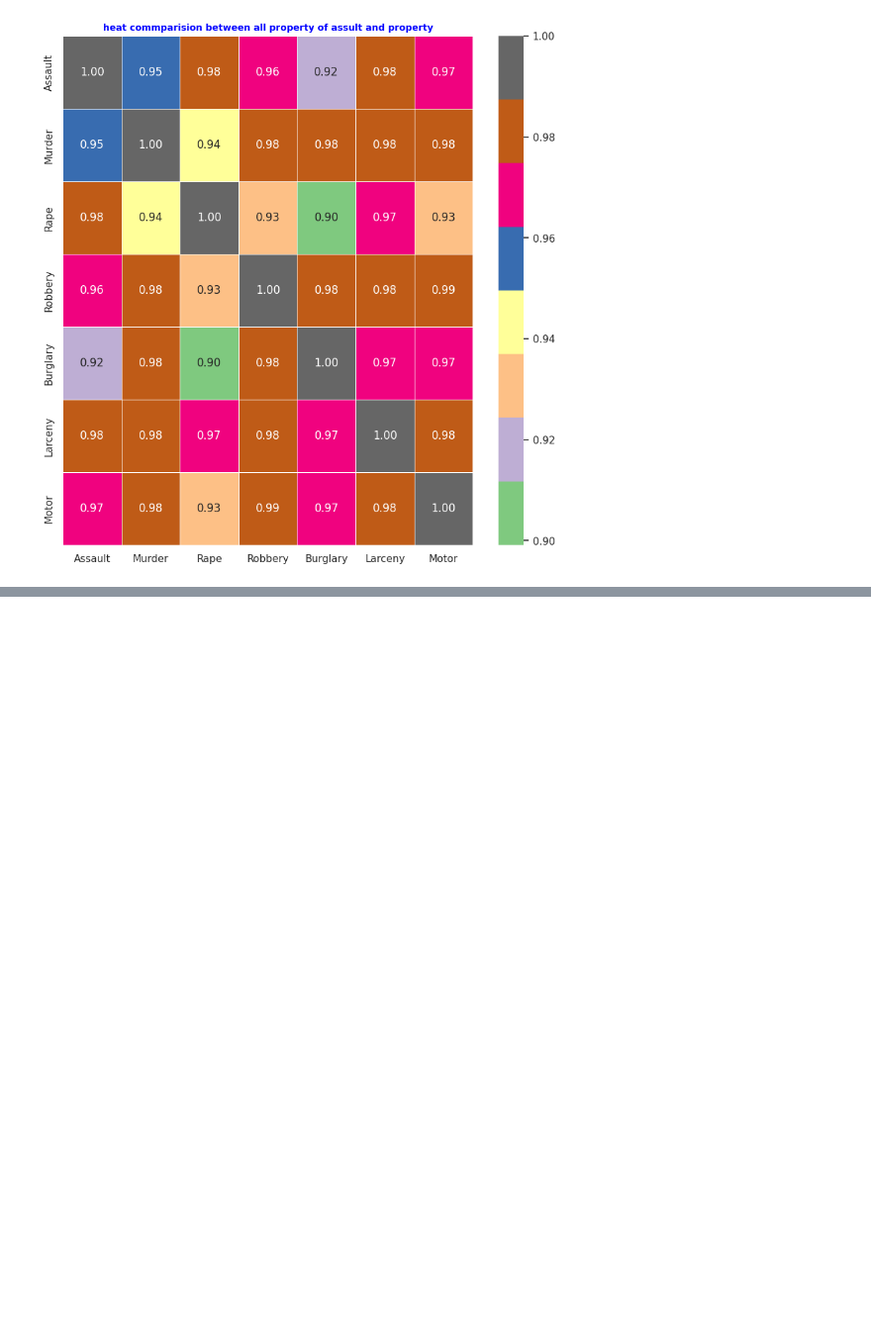
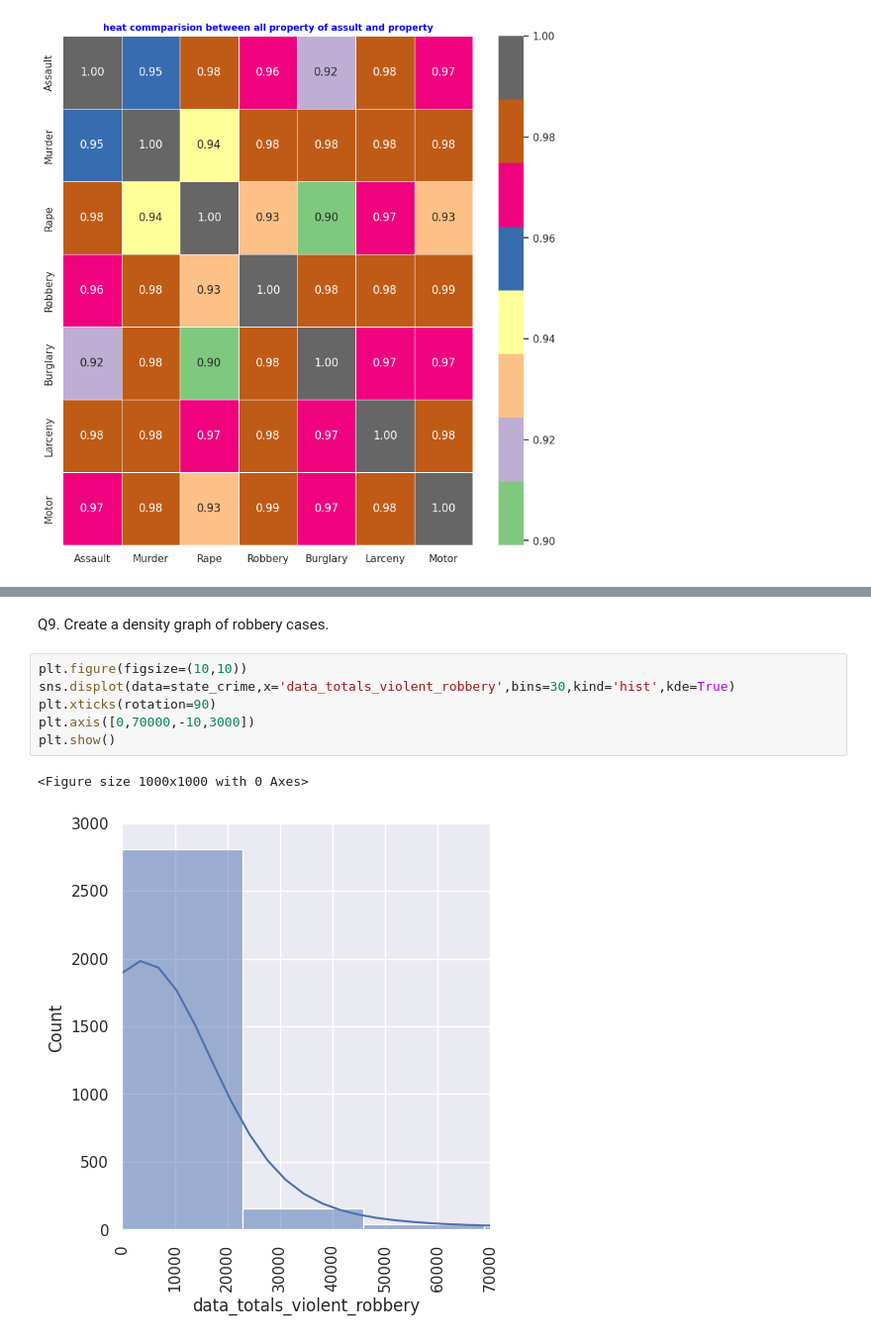
Before and after one commit to Abhisingh980/dataVisualization, a Jupyter notebook: deepnote/learning_pyhton_library/assignment 6.ipynb, the cells around one changed output, grey strips where cells are left out. Shown at 99% size. Cells and saved outputs as stored; diff of their text form; blank space fills up the shorter version.

```diff
--- a/deepnote/learning_pyhton_library/assignment 6.ipynb
+++ b/deepnote/learning_pyhton_library/assignment 6.ipynb
@@ -302,0 +364,11 @@ plt.show()
+# %% [markdown]
+Q9. Create a density graph of robbery cases.
+# %%
+plt.figure(figsize=(10,10))
+sns.displot(data=state_crime,x='data_totals_violent_robbery',bins=30,kind='hist',kde=True)
+plt.xticks(rotation=90)
+plt.axis([0,70000,-10,3000])
+plt.show()
+# %% [output]
+<Figure size 1000x1000 with 0 Axes>
+[figure, added]
```
Also changed, not shown: parts of 29 cells of this notebook.
